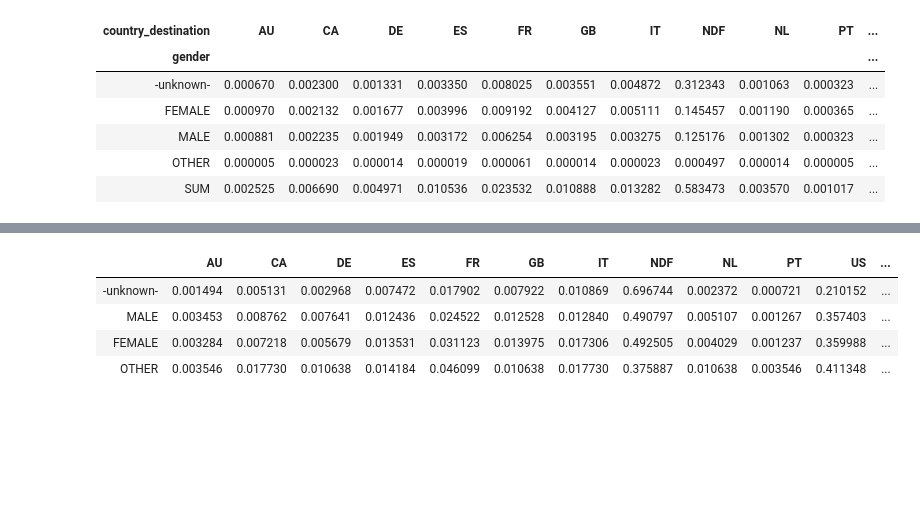
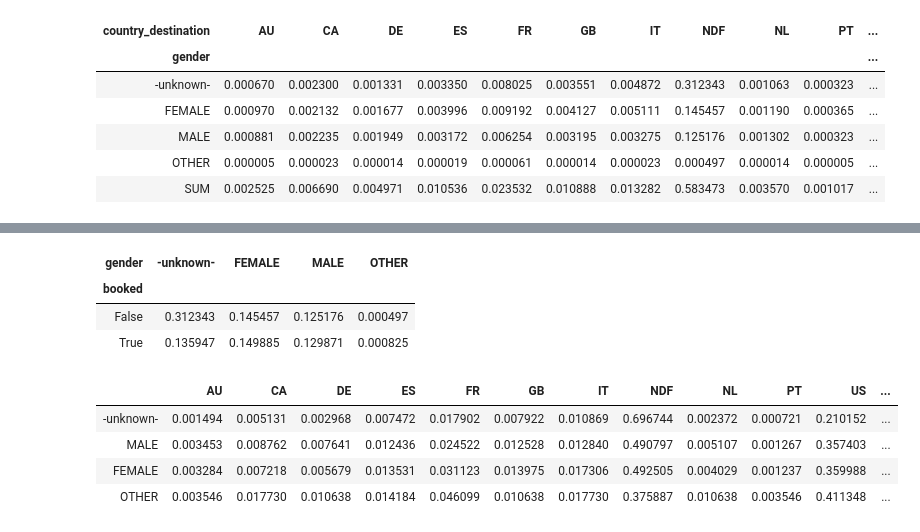
Before and after one commit to seonnyseo/data_analysis, a Jupyter notebook: airbnb_recruiting_new_user_bookings/notebook/eda.ipynb, the cells around one changed output, grey strips where cells are left out. Cells and saved outputs as stored; diff of their text form; code cells hidden in the pictures; blank space fills up the shorter version.

```diff
--- a/airbnb_recruiting_new_user_bookings/notebook/eda.ipynb
+++ b/airbnb_recruiting_new_user_bookings/notebook/eda.ipynb
@@ -941,3 +941,10 @@ gender_destination
+# %%
+pd.crosstab(df_train.booked, df_train.gender, normalize = True)
+# %% [output]
+| gender | -unknown- | FEMALE | MALE | OTHER |
+| booked |  |  |  |  |
+| False | 0.312343 | 0.145457 | 0.125176 | 0.000497 |
+| True | 0.135947 | 0.149885 | 0.129871 | 0.000825 |
 # %%
 destination_by_gender = pd.DataFrame([])
 for gender in df_train.gender.unique():
```
Also changed, not shown: parts of 4 cells of this notebook.
